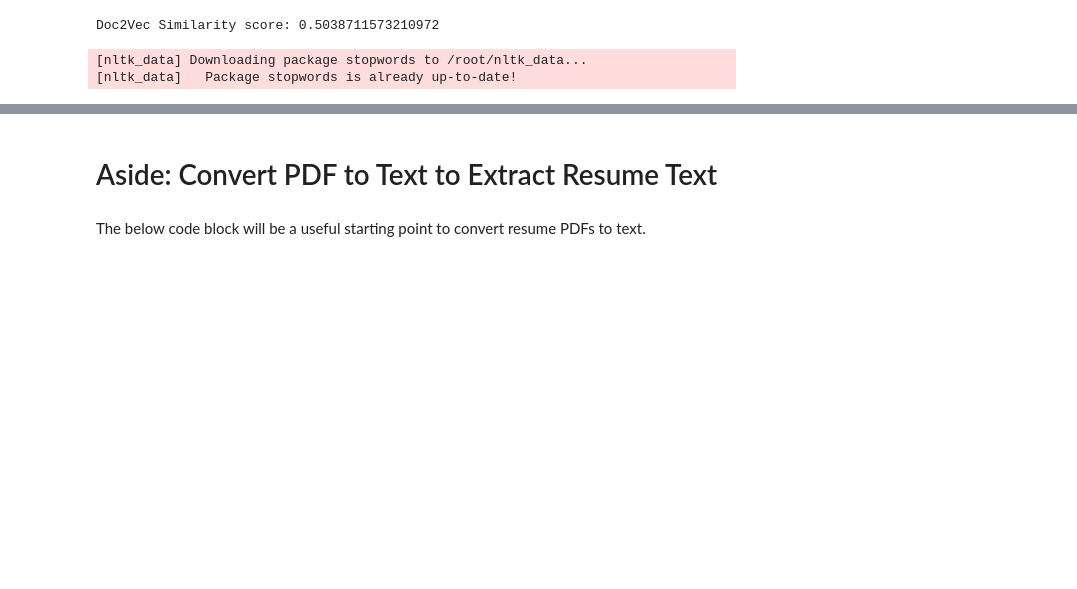
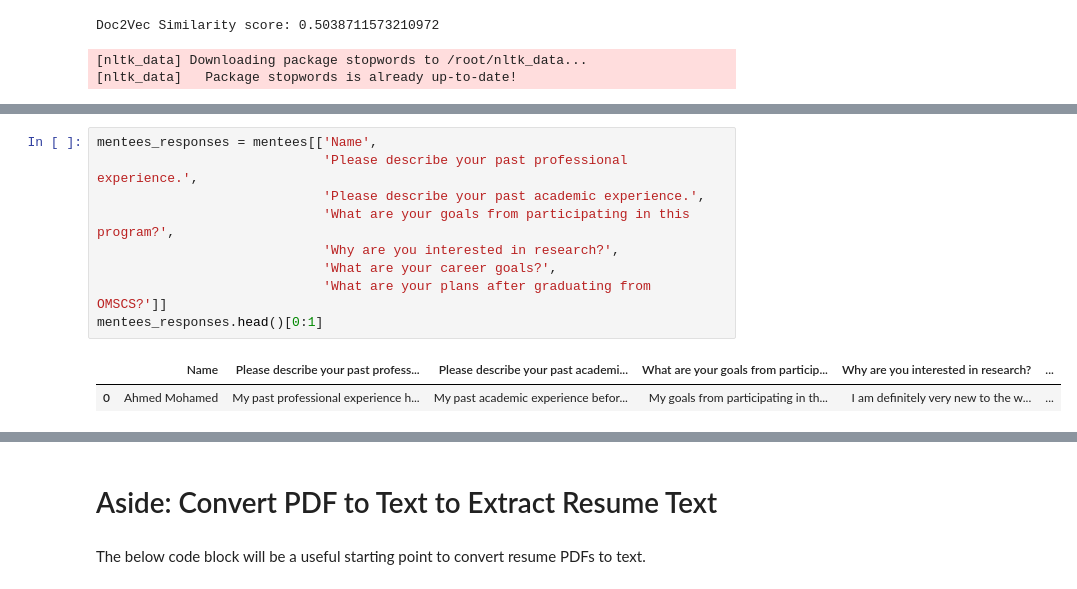
Before and after one commit to Human-Augment-Analytics/Higher-Ed, a Jupyter notebook: Personal Folders/ayusoccer/Text_Similarity_Methods.ipynb, the cells around one changed output, grey strips where cells are left out. Saved outputs shown, nothing was run; the diff lists cells and outputs as text; blank space fills up the shorter version.

```diff
--- a/Personal Folders/ayusoccer/Text_Similarity_Methods.ipynb
+++ b/Personal Folders/ayusoccer/Text_Similarity_Methods.ipynb
@@ -164,0 +179,12 @@ Doc2Vec Similarity score: 0.5038711573210972
+# %%
+mentees_responses = mentees[['Name',
+                             'Please describe your past professional experience.',
+                             'Please describe your past academic experience.',
+                             'What are your goals from participating in this program?',
+                             'Why are you interested in research?',
+                             'What are your career goals?',
+                             'What are your plans after graduating from OMSCS?']]
+mentees_responses.head()[0:1]
+# %% [output]
+|  | Name | Please describe your past profess... | Please describe your past academi... | What are your goals from particip... | Why are you interested in research? | ... |
+| 0 | Ahmed Mohamed | My past professional experience h... | My past academic experience befor... | My goals from participating in th... | I am definitely very new to the w... | ... |
```
Also changed, not shown: parts of 8 cells of this notebook.
